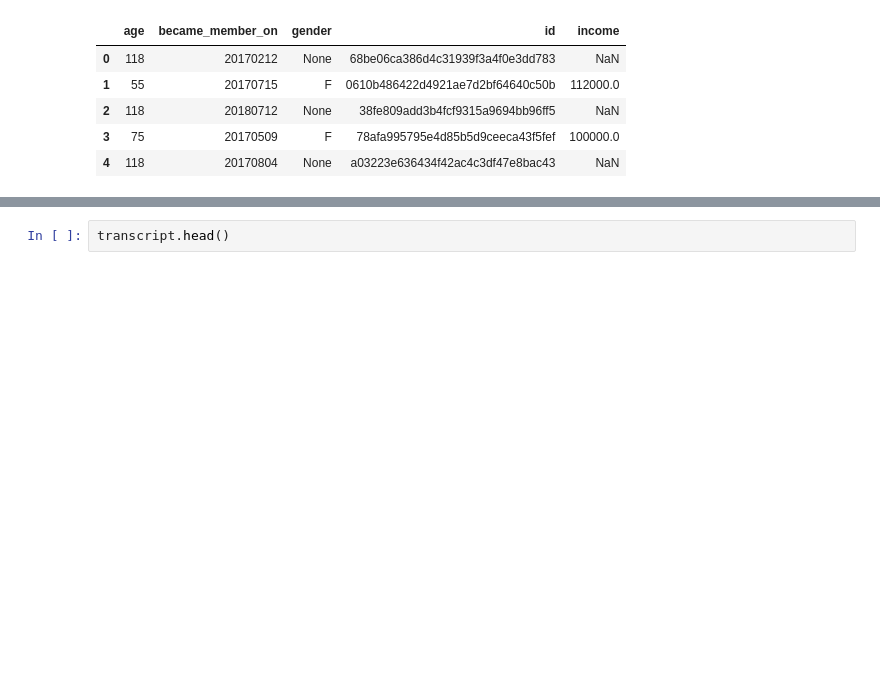
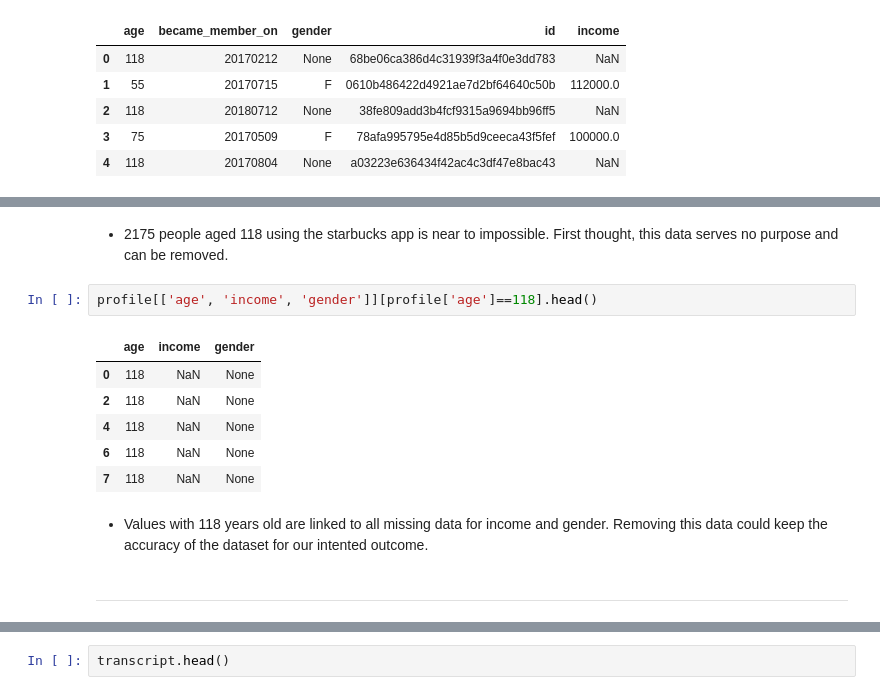
Before and after one commit to HunterKane/Starbucks-Reward-App-, a Jupyter notebook: Starbucks_Capstone_notebook-2.ipynb, the cells around one changed output, grey strips where cells are left out. Cells and saved outputs as stored; diff of their text form; blank space fills up the shorter version.

```diff
--- a/Starbucks_Capstone_notebook-2.ipynb
+++ b/Starbucks_Capstone_notebook-2.ipynb
@@ -132,0 +231,15 @@ profile.head()
+# %% [markdown]
+- 2175 people aged 118 using the starbucks app is near to impossible. First thought, this data serves no purpose and can be removed.
+# %%
+profile[['age', 'income', 'gender']][profile['age']==118].head()
+# %% [output]
+|  | age | income | gender |
+| 0 | 118 | NaN | None |
+| 2 | 118 | NaN | None |
+| 4 | 118 | NaN | None |
+| 6 | 118 | NaN | None |
+| 7 | 118 | NaN | None |
+# %% [markdown]
+- Values with 118 years old are linked to all missing data for income and gender. Removing this data could keep the accuracy of the dataset for our intented outcome.
+# %% [markdown]
+-----
```
Also changed, not shown: parts of 37 cells of this notebook.
